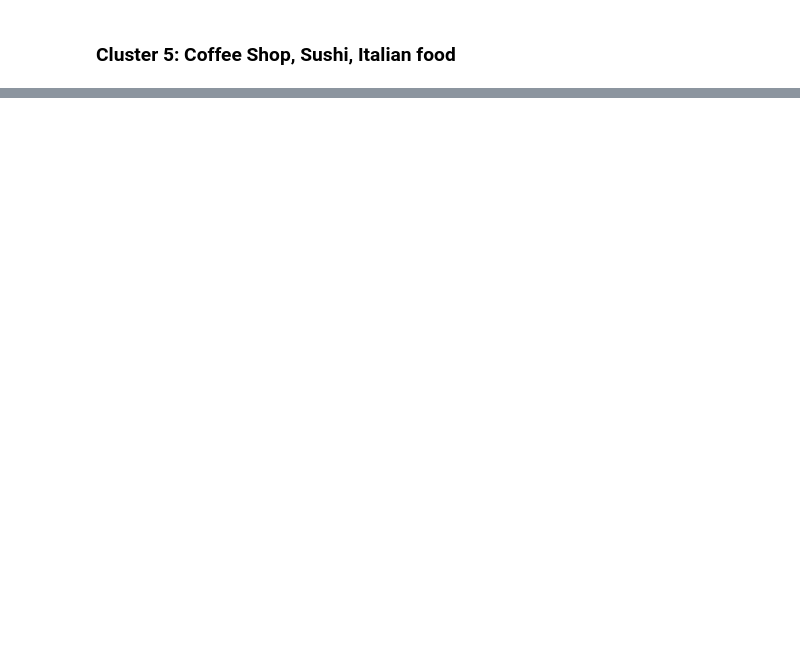
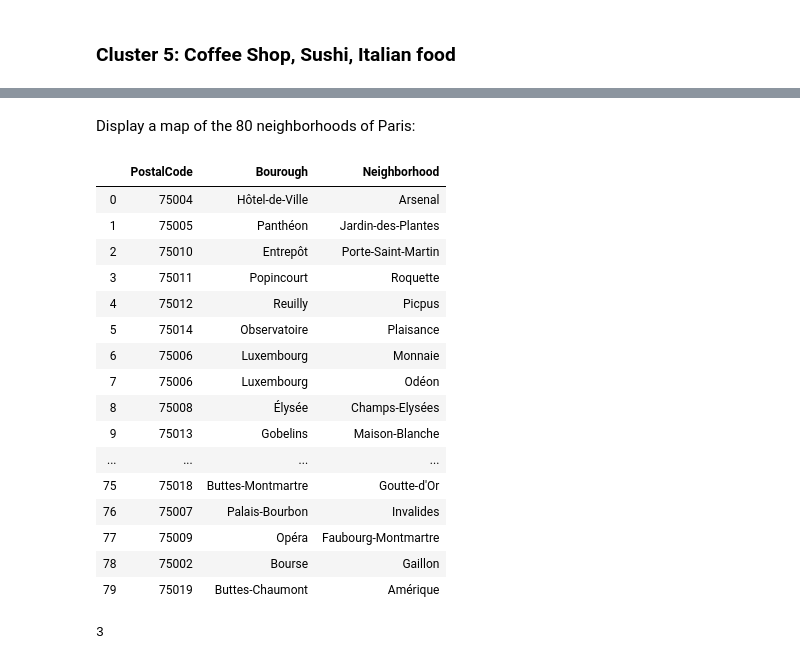
Before and after one commit to khaled-kch/Coursera_Capstone, a Jupyter notebook: Paris_Neighborhoods.ipynb, the cells around one changed output, grey strips where cells are left out. Cells and saved outputs as stored; diff of their text form; code cells hidden in the pictures; blank space fills up the shorter version.

```diff
--- a/Paris_Neighborhoods.ipynb
+++ b/Paris_Neighborhoods.ipynb
@@ -161,0 +171,14 @@ Paris_Neighborhoods.head()
+# %%
+#initialize an empty list
+neighborhood_list=[]
+
+#open the json files
+with open('quartier_paris.json','r') as f_neigh, open('arrondissements-paris.json','r') as f_bor:
+    neigh_dict=json.load(f_neigh)
+    bor_dict=json.load(f_bor)
+    #extract neighborhood data:
+    for neigh in neigh_dict['features']:
+        borough=[bor['properties']['l_aroff'] for bor in bor_dict['features'] if bor['properties']['c_ar']==neigh['properties']['c_ar']][0]
+        neighborhood_list.append([75000+neigh['properties']['c_ar'],borough,neigh['properties']['l_qu'], neigh['properties']['geom_x_y'][0], neigh['properties']['geom_x_y'][1] ])
+
+Paris_Neighborhoods=pd.DataFrame(neighborhood_list,columns=['PostalCode', 'Bourough', 'Neighborhood', 'Latitude', 'Longitude'])
@@ -595,0 +538,2 @@ map_clusters
+# %% [markdown]
+Display a map of the 80 neighborhoods of Paris:
@@ -595,0 +542,35 @@ map_clusters
+# %%
+neighborhood_list=[]
+with open('quartier_paris.json','r') as f_neigh, open('arrondissements-paris.json','r') as f_bor:
+    neigh_dict=json.load(f_neigh)
+    bor_dict=json.load(f_bor)
+    for neigh in neigh_dict['features']:
+        borough=[bor['properties']['l_aroff'] for bor in bor_dict['features'] if bor['properties']['c_ar']==neigh['properties']['c_ar']][0]
+        neighborhood_list.append([75000+neigh['properties']['c_ar'],borough,neigh['properties']['l_qu']])
+Paris_Neighborhoods=pd.DataFrame(neighborhood_list,columns=['PostalCode', 'Bourough', 'Neighborhood'])
+# %%
+Paris_Neighborhoods.sort()
+# %% [output]
+|  | PostalCode | Bourough | Neighborhood |
+| 0 | 75004 | Hôtel-de-Ville | Arsenal |
+| 1 | 75005 | Panthéon | Jardin-des-Plantes |
+| 2 | 75010 | Entrepôt | Porte-Saint-Martin |
+| 3 | 75011 | Popincourt | Roquette |
+| 4 | 75012 | Reuilly | Picpus |
+| 5 | 75014 | Observatoire | Plaisance |
+| 6 | 75006 | Luxembourg | Monnaie |
+| 7 | 75006 | Luxembourg | Odéon |
+| 8 | 75008 | Élysée | Champs-Elysées |
+| 9 | 75013 | Gobelins | Maison-Blanche |
+| ... | ... | ... | ... |
+| 75 | 75018 | Buttes-Montmartre | Goutte-d'Or |
+| 76 | 75007 | Palais-Bourbon | Invalides |
+| 77 | 75009 | Opéra | Faubourg-Montmartre |
+| 78 | 75002 | Bourse | Gaillon |
+| 79 | 75019 | Buttes-Chaumont | Amérique |
+# %%
+with open('arrondissements-paris.json') as f:
+    Paris_Boroughs_dict=json.load(f)
+    print(Paris_Boroughs_dict['features'][0]['properties']['c_ar'])
+# %% [output]
+3
```
Also changed, not shown: parts of 21 cells of this notebook, 7 other files.
